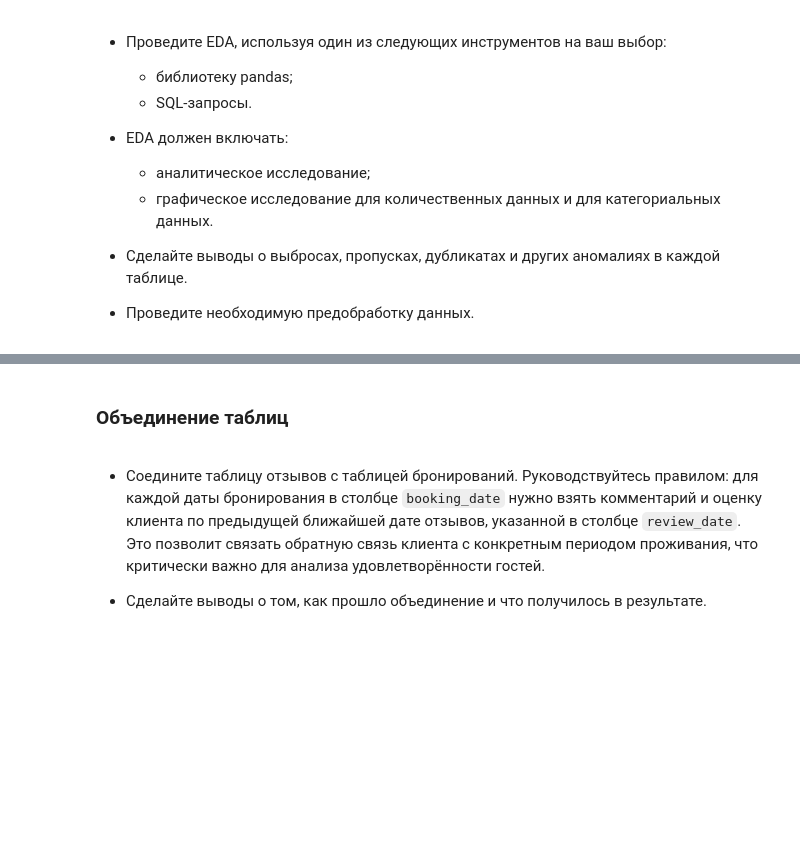
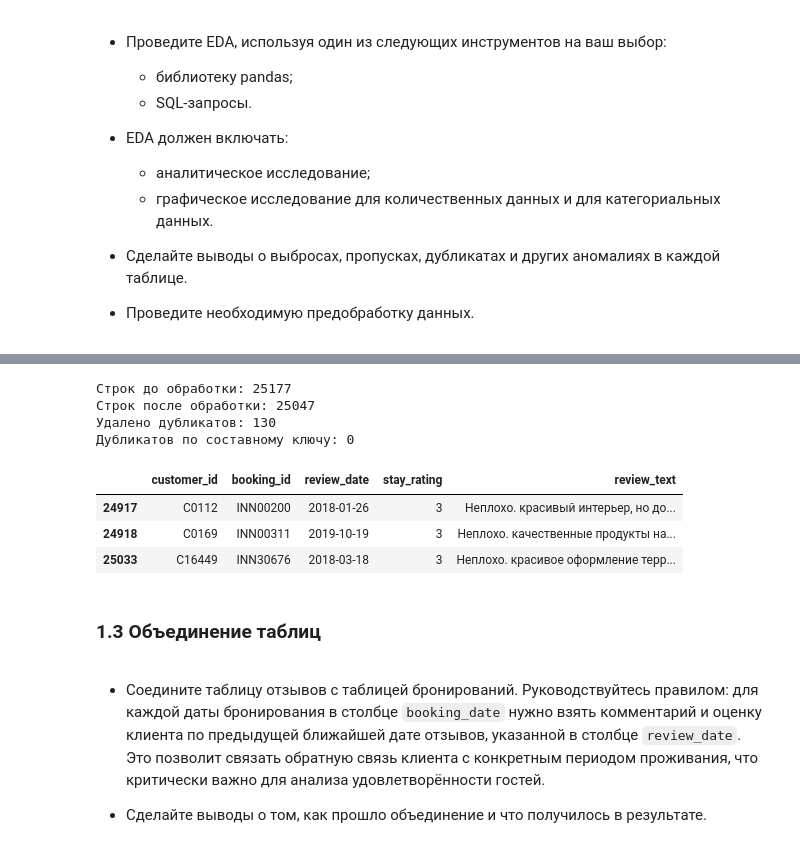
Before and after one commit to TemaQDX/project_module_04_urbanstay, a Jupyter notebook: project_module_04_urbanstay_Artem_Burov.ipynb, the cells around one changed output, grey strips where cells are left out. Drawn from its saved outputs; the diff is of its cells as text; code cells hidden in the pictures; blank space fills up the shorter version.

```diff
--- a/project_module_04_urbanstay_Artem_Burov.ipynb
+++ b/project_module_04_urbanstay_Artem_Burov.ipynb
@@ -554,5 +709,28 @@ df_hotel_reviews.head()
+# %%
+df_hotel_reviews_clean = resolve_duplicates(df_hotel_reviews)
+
+print(f"Строк до обработки: {len(df_hotel_reviews)}")
+print(f"Строк после обработки: {len(df_hotel_reviews_clean)}")
+print(f"Удалено дубликатов: {len(df_hotel_reviews) - len(df_hotel_reviews_clean)}")
+print(f"Дубликатов по составному ключу: {df_hotel_reviews_clean.duplicated(subset=['booking_id', 'customer_id', 'review_date']).sum()}")
+# %% [output]
+Строк до обработки: 25177
+Строк после обработки: 25047
+Удалено дубликатов: 130
+Дубликатов по составному ключу: 0
+# %%
+# Проверим результат на конкретных примерах customer_id 'C0112', 'C0169', 'C16449' и booking_id 'INN00200', 'INN00311', 'INN30676'
+#  C0112 - INN00200, C0169 - INN00311: объединение текстов отзывов
+# C16449 - INN30676 - отзыв с рейтингом 3 (рейтинга 4 нет)
+mask = df_hotel_reviews_clean['customer_id'].isin(['C0112', 'C0169', 'C16449']) & df_hotel_reviews_clean['booking_id'].isin(['INN00200', 'INN00311', 'INN30676'])
+df_hotel_reviews_clean[mask].sort_values(by='customer_id')
+# %% [output]
+|  | customer_id | booking_id | review_date | stay_rating | review_text |
+| 24917 | C0112 | INN00200 | 2018-01-26 | 3 | Неплохо. красивый интерьер, но до... |
+| 24918 | C0169 | INN00311 | 2019-10-19 | 3 | Неплохо. качественные продукты на... |
+| 25033 | C16449 | INN30676 | 2018-03-18 | 3 | Неплохо. красивое оформление терр... |
 # %% [markdown]
-### Объединение таблиц
+### 1.3 Объединение таблиц
 # %% [markdown]
 - Соедините таблицу отзывов с таблицей бронирований. Руководствуйтесь правилом: для каждой даты бронирования в столбце `booking_date` нужно взять комментарий и оценку клиента по предыдущей ближайшей дате отзывов, указанной в столбце `review_date`. Это позволит связать обратную связь клиента с конкретным периодом проживания, что критически важно для анализа удовлетворённости гостей.
 
```
Also changed, not shown: parts of 13 cells of this notebook.
